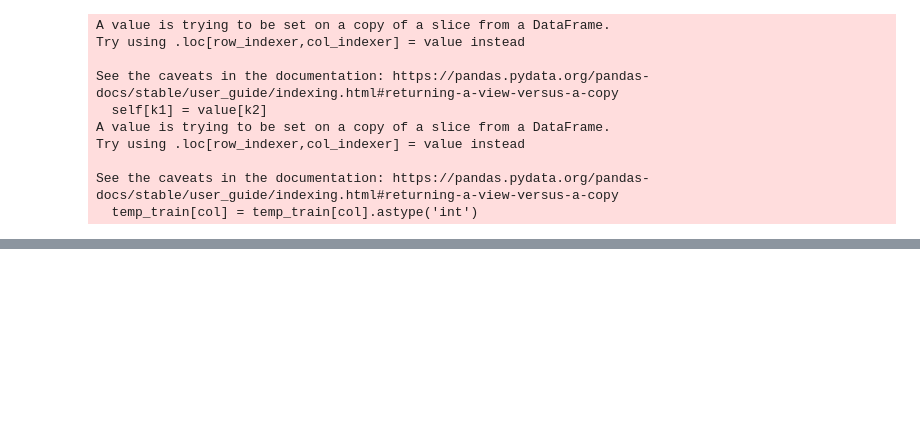
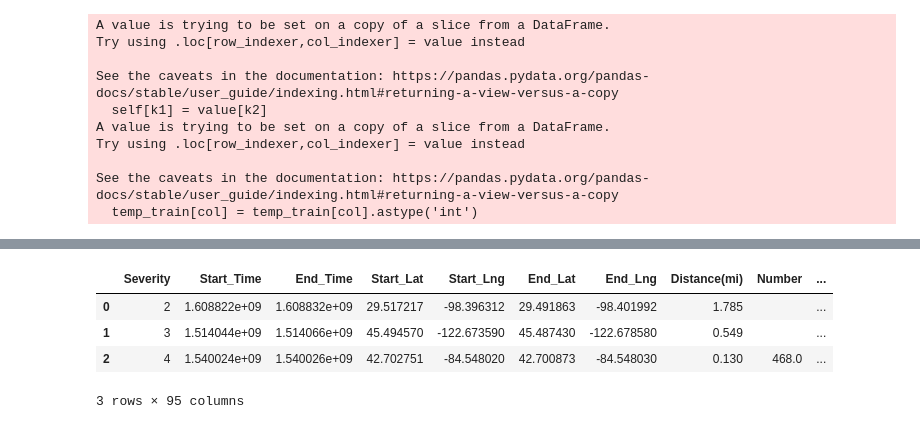
Before and after one commit to s3818311/PDS, a Jupyter notebook: main.ipynb, the cells around one changed output, grey strips where cells are left out. Drawn from its saved outputs; the diff is of its cells as text; code cells hidden in the pictures; blank space fills up the shorter version.

```diff
--- a/main.ipynb
+++ b/main.ipynb
@@ -2062,0 +2051,8 @@ test_df
+# %%
+val_df.head(3)
+# %% [output]
+|  | Severity | Start_Time | End_Time | Start_Lat | Start_Lng | End_Lat | End_Lng | Distance(mi) | Number | ... |
+| 0 | 2 | 1.608822e+09 | 1.608832e+09 | 29.517217 | -98.396312 | 29.491863 | -98.401992 | 1.785 |  | ... |
+| 1 | 3 | 1.514044e+09 | 1.514066e+09 | 45.494570 | -122.673590 | 45.487430 | -122.678580 | 0.549 |  | ... |
+| 2 | 4 | 1.540024e+09 | 1.540026e+09 | 42.702751 | -84.548020 | 42.700873 | -84.548030 | 0.130 | 468.0 | ... |
+3 rows × 95 columns
```
Also changed, not shown: parts of 27 cells of this notebook.
